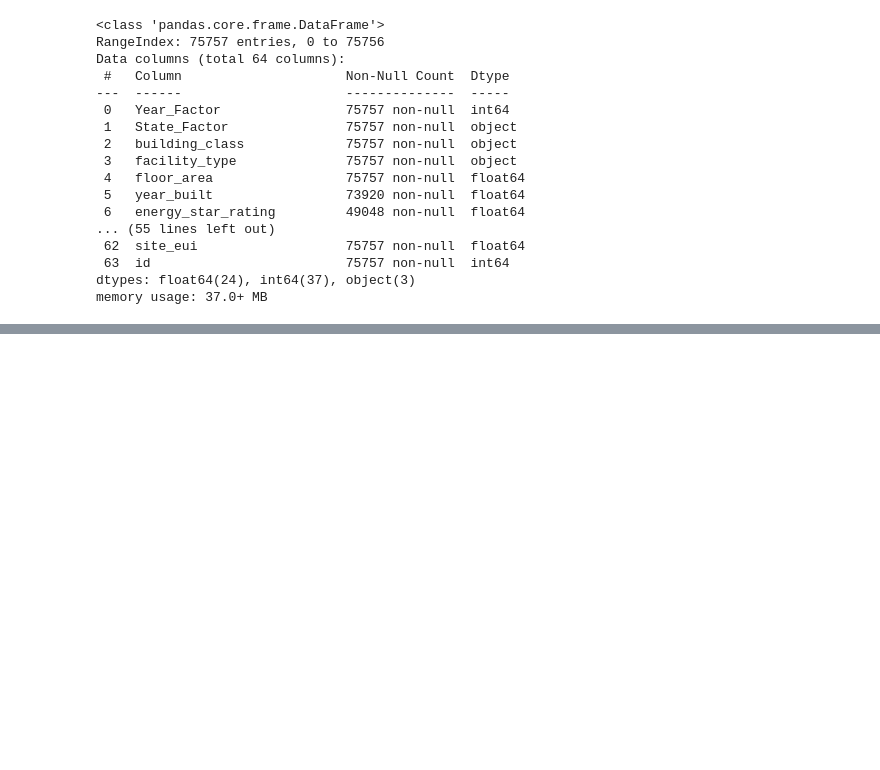
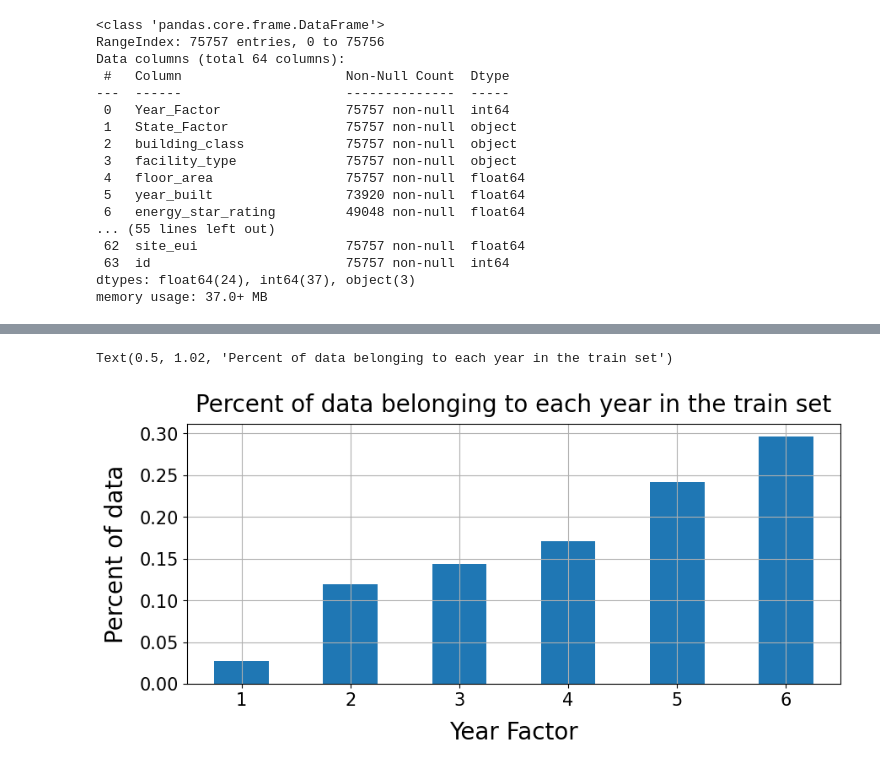
Before and after one commit to kwokcherry/BCO7006_Group3_Case5, a Jupyter notebook: Group_3_Case_5.ipynb, the cells around one changed output, grey strips where cells are left out. Drawn from its saved outputs; the diff is of its cells as text; code cells hidden in the pictures; blank space fills up the shorter version.

Commit message:
Add year factor

```diff
--- a/Group_3_Case_5.ipynb
+++ b/Group_3_Case_5.ipynb
@@ -72,0 +83,14 @@ memory usage: 37.0+ MB
+# %%
+# plot -using train dataset
+wids_train['Year_Factor'].value_counts(normalize = True).sort_values().plot(kind='bar',
+                                                                            figsize=(10,4), rot=0)
+
+plt.xlabel("Year Factor", labelpad=10, fontsize=20)
+plt.ylabel("Percent of data", labelpad=10, fontsize=20)
+plt.xticks(size = 15)
+plt.yticks(size = 15)
+plt.grid()
+plt.title("Percent of data belonging to each year in the train set", y=1.02, fontsize=20)
+# %% [output]
+Text(0.5, 1.02, 'Percent of data belonging to each year in the train set')
+[figure, added]
```
Also changed, not shown: parts of 7 cells of this notebook.
